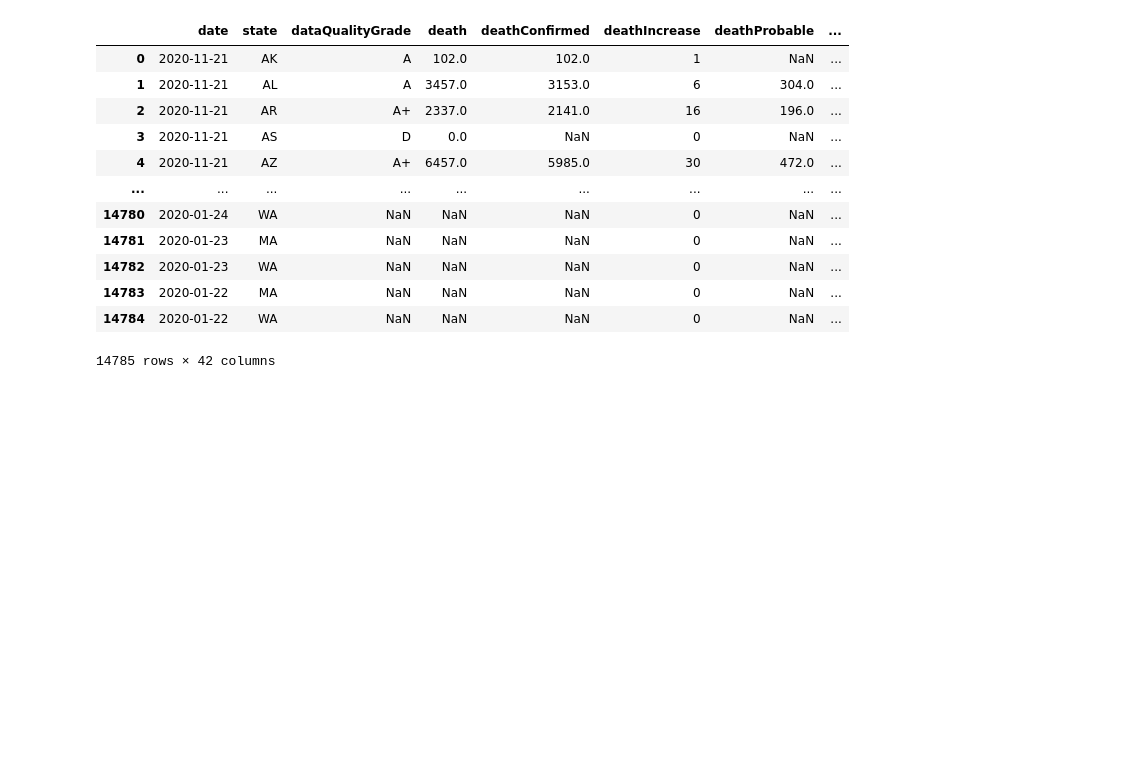
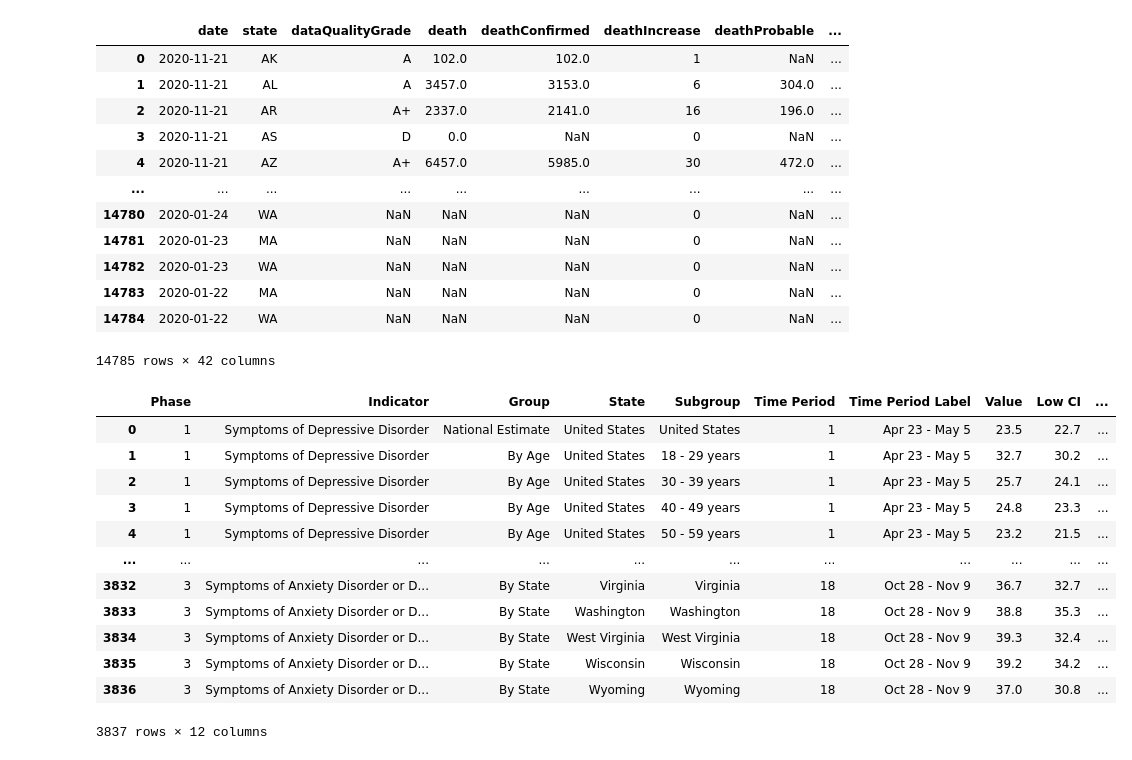
Before and after one commit to sheehy98/CovidMHealth, a Jupyter notebook: clean_data.ipynb, the cells around one changed output. Cells and saved outputs as stored; diff of their text form; code cells hidden in the pictures; blank space fills up the shorter version.

```diff
--- a/clean_data.ipynb
+++ b/clean_data.ipynb
@@ -34,3 +34,19 @@ covid_19_data
 | 14783 | 2020-01-22 | MA | NaN | NaN | NaN | 0 | NaN | ... |
 | 14784 | 2020-01-22 | WA | NaN | NaN | NaN | 0 | NaN | ... |
 14785 rows × 42 columns
+# %%
+anxiety_depression_data
+# %% [output]
+|  | Phase | Indicator | Group | State | Subgroup | Time Period | Time Period Label | Value | Low CI | ... |
+| 0 | 1 | Symptoms of Depressive Disorder | National Estimate | United States | United States | 1 | Apr 23 - May 5 | 23.5 | 22.7 | ... |
+| 1 | 1 | Symptoms of Depressive Disorder | By Age | United States | 18 - 29 years | 1 | Apr 23 - May 5 | 32.7 | 30.2 | ... |
+| 2 | 1 | Symptoms of Depressive Disorder | By Age | United States | 30 - 39 years | 1 | Apr 23 - May 5 | 25.7 | 24.1 | ... |
+| 3 | 1 | Symptoms of Depressive Disorder | By Age | United States | 40 - 49 years | 1 | Apr 23 - May 5 | 24.8 | 23.3 | ... |
+| 4 | 1 | Symptoms of Depressive Disorder | By Age | United States | 50 - 59 years | 1 | Apr 23 - May 5 | 23.2 | 21.5 | ... |
+| ... | ... | ... | ... | ... | ... | ... | ... | ... | ... | ... |
+| 3832 | 3 | Symptoms of Anxiety Disorder or D... | By State | Virginia | Virginia | 18 | Oct 28 - Nov 9 | 36.7 | 32.7 | ... |
+| 3833 | 3 | Symptoms of Anxiety Disorder or D... | By State | Washington | Washington | 18 | Oct 28 - Nov 9 | 38.8 | 35.3 | ... |
+| 3834 | 3 | Symptoms of Anxiety Disorder or D... | By State | West Virginia | West Virginia | 18 | Oct 28 - Nov 9 | 39.3 | 32.4 | ... |
+| 3835 | 3 | Symptoms of Anxiety Disorder or D... | By State | Wisconsin | Wisconsin | 18 | Oct 28 - Nov 9 | 39.2 | 34.2 | ... |
+| 3836 | 3 | Symptoms of Anxiety Disorder or D... | By State | Wyoming | Wyoming | 18 | Oct 28 - Nov 9 | 37.0 | 30.8 | ... |
+3837 rows × 12 columns
```
Also changed, not shown: parts of 1 cell of this notebook, 4 other files.
